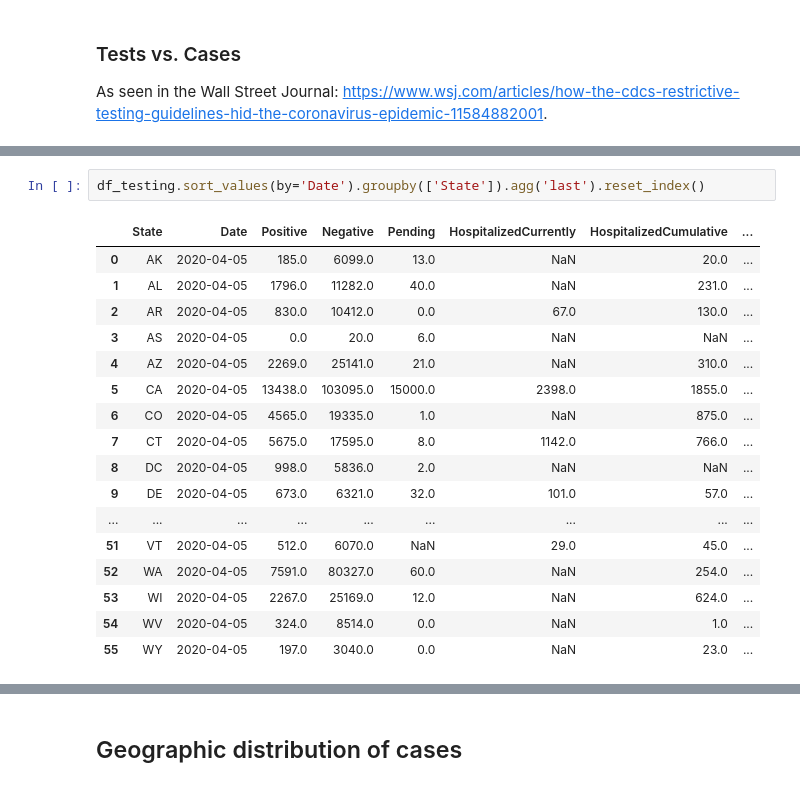
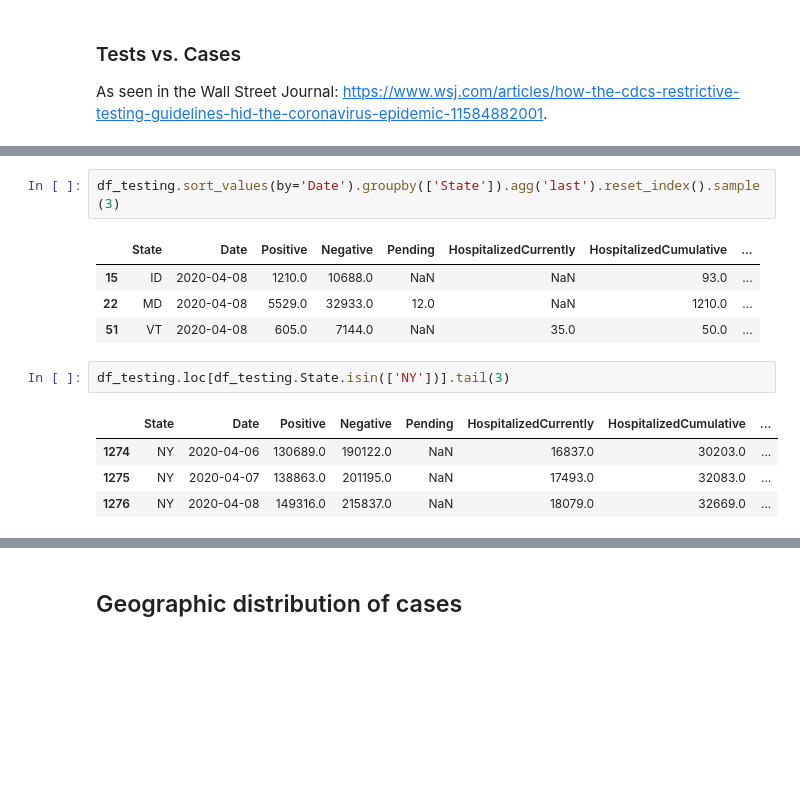
Before and after one commit to ishaandey/covid-19, a Jupyter notebook: covid_viz.ipynb, the cells around one changed output, grey strips where cells are left out. Cells and saved outputs as stored; diff of their text form; blank space fills up the shorter version.

```diff
--- a/covid_viz.ipynb
+++ b/covid_viz.ipynb
@@ -170,20 +210,14 @@ As seen in the Wall Street Journal: https://www.wsj.com/articles/how-the-cdcs-re
 # %%
-df_testing.sort_values(by='Date').groupby(['State']).agg('last').reset_index()
+df_testing.sort_values(by='Date').groupby(['State']).agg('last').reset_index().sample(3)
 # %% [output]
 |  | State | Date | Positive | Negative | Pending | HospitalizedCurrently | HospitalizedCumulative | ... |
-| 0 | AK | 2020-04-05 | 185.0 | 6099.0 | 13.0 | NaN | 20.0 | ... |
-| 1 | AL | 2020-04-05 | 1796.0 | 11282.0 | 40.0 | NaN | 231.0 | ... |
-| 2 | AR | 2020-04-05 | 830.0 | 10412.0 | 0.0 | 67.0 | 130.0 | ... |
-| 3 | AS | 2020-04-05 | 0.0 | 20.0 | 6.0 | NaN | NaN | ... |
-| 4 | AZ | 2020-04-05 | 2269.0 | 25141.0 | 21.0 | NaN | 310.0 | ... |
-| 5 | CA | 2020-04-05 | 13438.0 | 103095.0 | 15000.0 | 2398.0 | 1855.0 | ... |
-| 6 | CO | 2020-04-05 | 4565.0 | 19335.0 | 1.0 | NaN | 875.0 | ... |
-| 7 | CT | 2020-04-05 | 5675.0 | 17595.0 | 8.0 | 1142.0 | 766.0 | ... |
-| 8 | DC | 2020-04-05 | 998.0 | 5836.0 | 2.0 | NaN | NaN | ... |
-| 9 | DE | 2020-04-05 | 673.0 | 6321.0 | 32.0 | 101.0 | 57.0 | ... |
-| ... | ... | ... | ... | ... | ... | ... | ... | ... |
-| 51 | VT | 2020-04-05 | 512.0 | 6070.0 | NaN | 29.0 | 45.0 | ... |
-| 52 | WA | 2020-04-05 | 7591.0 | 80327.0 | 60.0 | NaN | 254.0 | ... |
-| 53 | WI | 2020-04-05 | 2267.0 | 25169.0 | 12.0 | NaN | 624.0 | ... |
-| 54 | WV | 2020-04-05 | 324.0 | 8514.0 | 0.0 | NaN | 1.0 | ... |
-| 55 | WY | 2020-04-05 | 197.0 | 3040.0 | 0.0 | NaN | 23.0 | ... |
+| 15 | ID | 2020-04-08 | 1210.0 | 10688.0 | NaN | NaN | 93.0 | ... |
+| 22 | MD | 2020-04-08 | 5529.0 | 32933.0 | 12.0 | NaN | 1210.0 | ... |
+| 51 | VT | 2020-04-08 | 605.0 | 7144.0 | NaN | 35.0 | 50.0 | ... |
+# %%
+df_testing.loc[df_testing.State.isin(['NY'])].tail(3)
+# %% [output]
+|  | State | Date | Positive | Negative | Pending | HospitalizedCurrently | HospitalizedCumulative | ... |
+| 1274 | NY | 2020-04-06 | 130689.0 | 190122.0 | NaN | 16837.0 | 30203.0 | ... |
+| 1275 | NY | 2020-04-07 | 138863.0 | 201195.0 | NaN | 17493.0 | 32083.0 | ... |
+| 1276 | NY | 2020-04-08 | 149316.0 | 215837.0 | NaN | 18079.0 | 32669.0 | ... |
```
Also changed, not shown: parts of 18 cells of this notebook, 4 other files.
